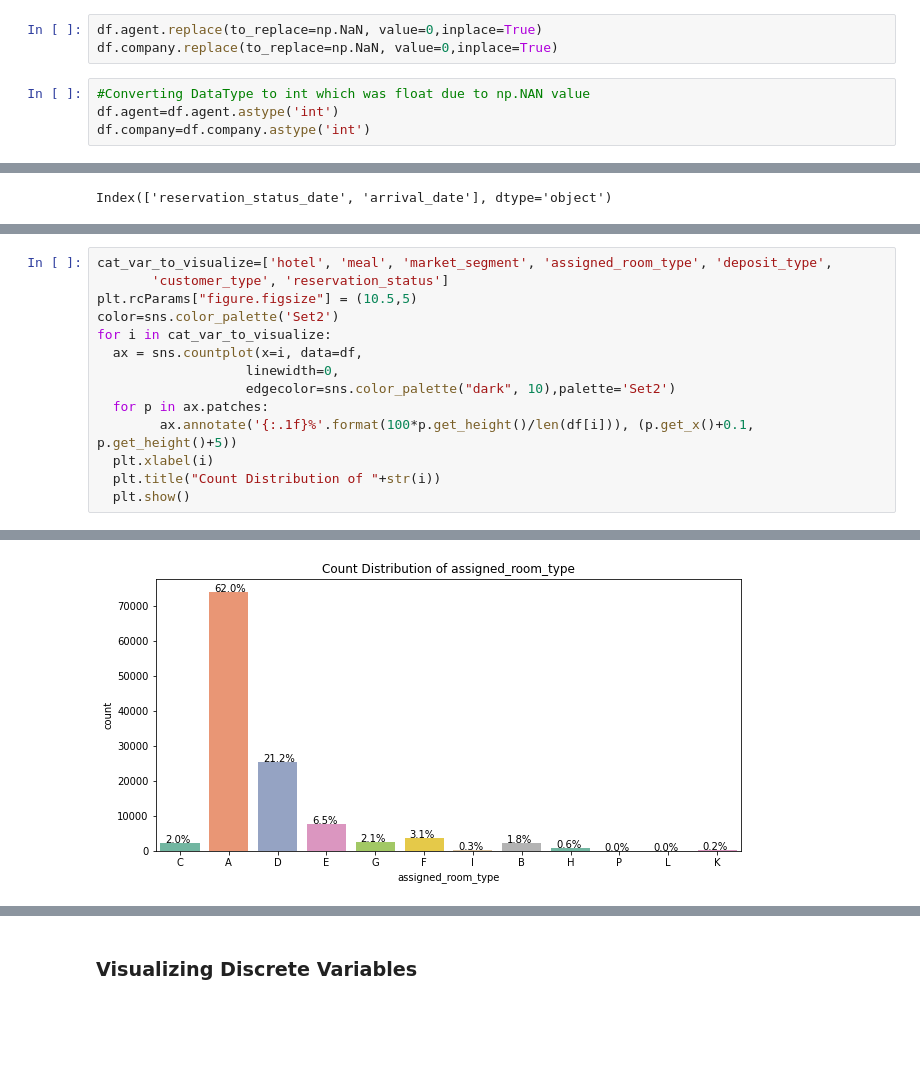
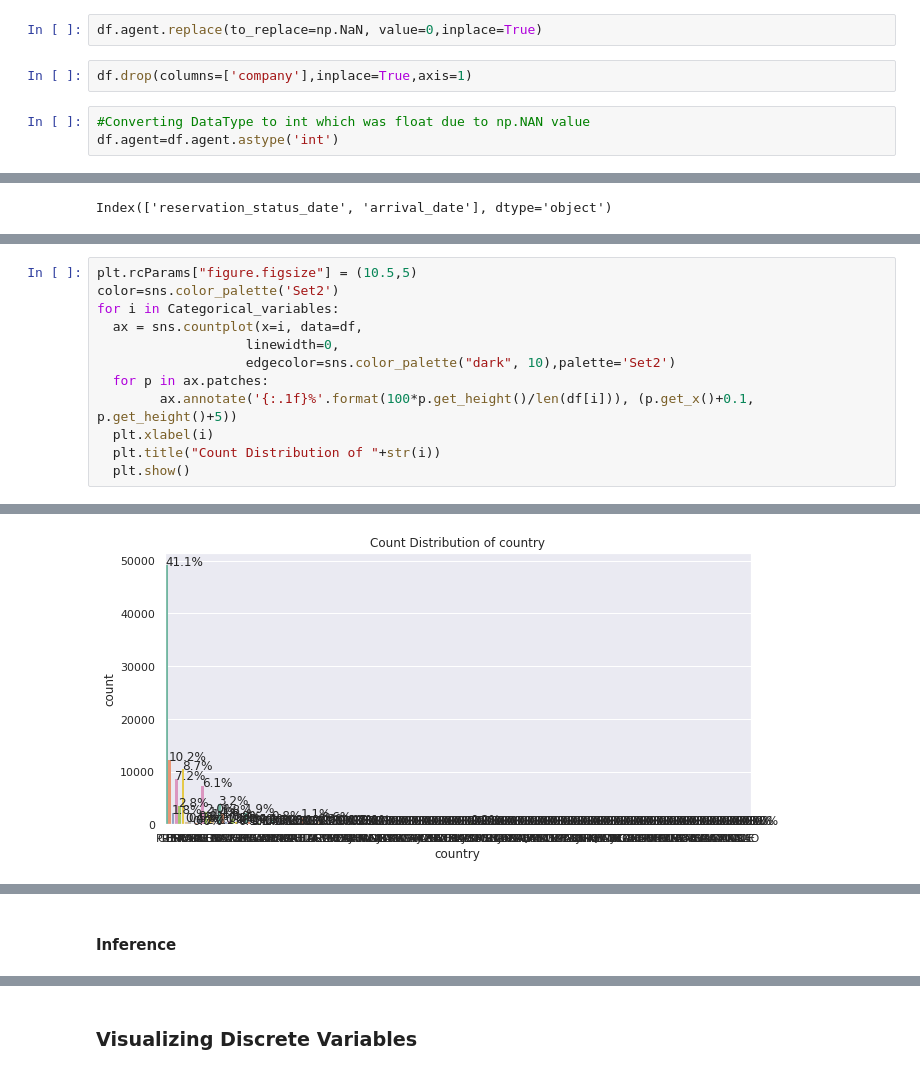
Before and after one commit to scharu07/Hotel-Booking-Analysis, a Jupyter notebook: Hotel_Booking_Analysis_Capstone_Project.ipynb, the cells around one changed output, grey strips where cells are left out. Saved outputs shown, nothing was run; the diff lists cells and outputs as text; blank space fills up the shorter version.

```diff
--- a/Hotel_Booking_Analysis_Capstone_Project.ipynb
+++ b/Hotel_Booking_Analysis_Capstone_Project.ipynb
@@ -255,10 +254,10 @@ Hence, Imputing these float values with 0
 # %%
 df.agent.replace(to_replace=np.NaN, value=0,inplace=True)
-df.company.replace(to_replace=np.NaN, value=0,inplace=True)
+# %%
+df.drop(columns=['company'],inplace=True,axis=1)
 # %%
 #Converting DataType to int which was float due to np.NAN value
 df.agent=df.agent.astype('int')
-df.company=df.company.astype('int')
 # %%
 Find_Null_Values(df)
 # %% [output]
@@ -397,9 +387,7 @@ Name: Count, dtype: int64
 # %%
-cat_var_to_visualize=['hotel', 'meal', 'market_segment', 'assigned_room_type', 'deposit_type',
-       'customer_type', 'reservation_status']
 plt.rcParams["figure.figsize"] = (10.5,5)
 color=sns.color_palette('Set2')
-for i in cat_var_to_visualize:
+for i in Categorical_variables:
   ax = sns.countplot(x=i, data=df,
                    linewidth=0,
                    edgecolor=sns.color_palette("dark", 10),palette='Set2')
@@ -415 +403 @@ for i in cat_var_to_visualize:
-[figure, old version]
+[figure, new version]
@@ -418,0 +411,2 @@ for i in cat_var_to_visualize:
+# %% [markdown]
+#### <b>Inference</b>
```
Also changed, not shown: parts of 73 cells of this notebook.
